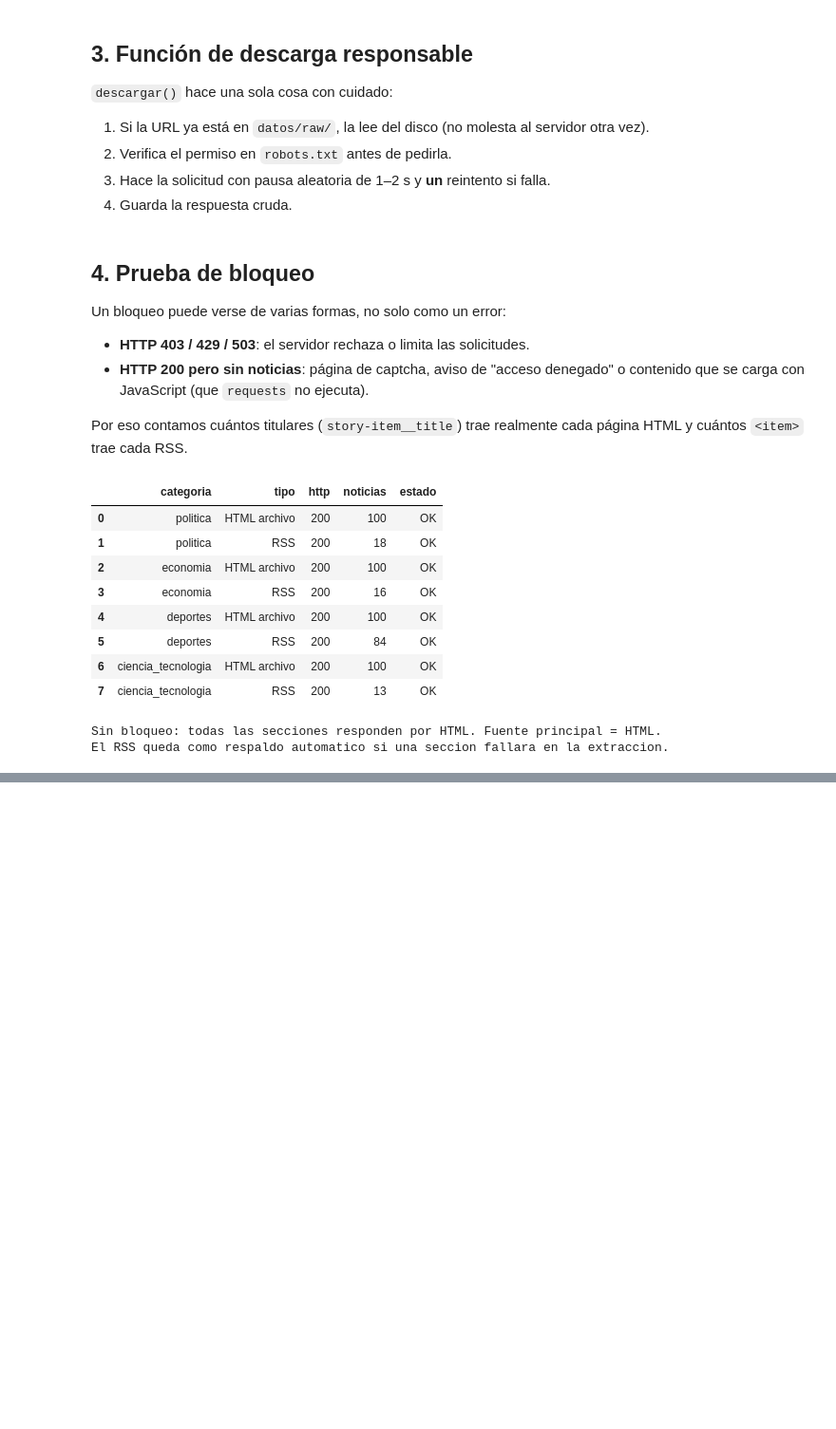
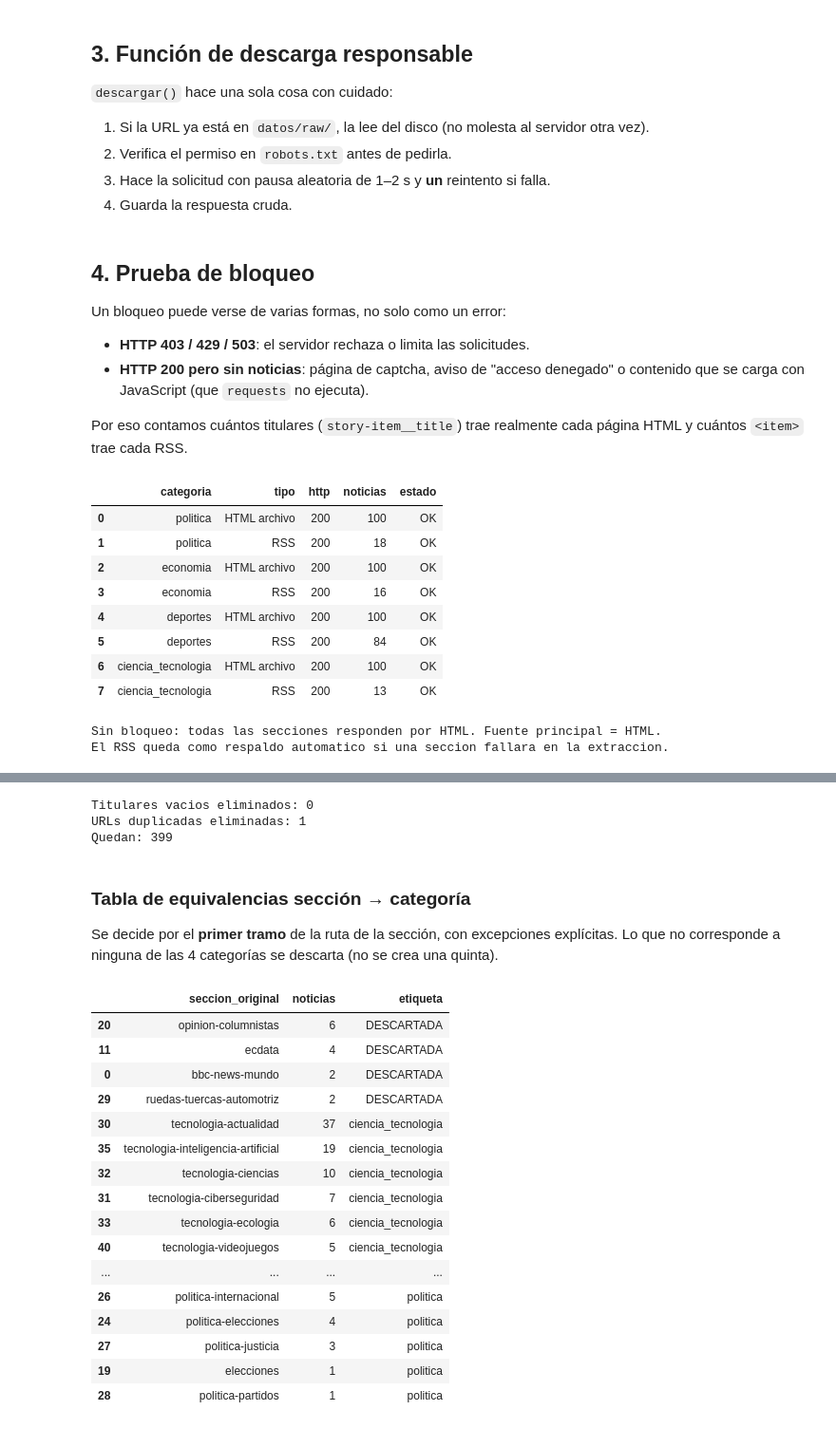
Before and after one commit to grey-d18/grey_diplomado, a Jupyter notebook: tarea_1/01_recoleccion.ipynb, the cells around one changed output, grey strips where cells are left out. Shown at 95% size. Cells and saved outputs as stored; diff of their text form; code cells hidden in the pictures; blank space fills up the shorter version.

```diff
--- a/tarea_1/01_recoleccion.ipynb
+++ b/tarea_1/01_recoleccion.ipynb
@@ -199,0 +312,80 @@ El RSS queda como respaldo automatico si una seccion fallara en la extraccion.
+# %%
+df = df_crudo.copy()
+for col in ["titular", "bajada", "seccion_original"]:
+    df[col] = df[col].fillna("").str.replace(r"\s+", " ", regex=True).str.strip()
+
+descartes = []
+
+vacios = df[df.titular == ""]
+descartes += [(u, "titular vacio") for u in vacios.url]
+df = df[df.titular != ""]
+
+duplicados = df[df.duplicated("url", keep="first")]
+descartes += [(u, "url duplicada") for u in duplicados.url]
+df = df.drop_duplicates("url", keep="first")
+
+print("Titulares vacios eliminados:", len(vacios))
+print("URLs duplicadas eliminadas:", len(duplicados))
+print("Quedan:", len(df))
+# %% [output]
+Titulares vacios eliminados: 0
+URLs duplicadas eliminadas: 1
+Quedan: 399
+# %% [markdown]
+### Tabla de equivalencias sección → categoría
+
+Se decide por el **primer tramo** de la ruta de la sección, con excepciones explícitas.
+Lo que no corresponde a ninguna de las 4 categorías se descarta (no se crea una quinta).
+# %%
+MAPEO_PREFIJO = {
+    "politica": "politica",
+    "elecciones": "politica",
+    "economia": "economia",
+    "deporte-total": "deportes",
+    "tecnologia": "ciencia_tecnologia",
+    "eldominical-ciencia": "ciencia_tecnologia",
+}
+# Secciones que se descartan a proposito, con su motivo
+NO_ENCAJAN = {
+    "opinion": "opinion general sin tema fijo",
+    "ecdata": "periodismo de datos con temas mezclados",
+    "ruedas-tuercas": "automotriz: no es una de las 4 categorias",
+    "bbc-news-mundo": "internacional mezclado (contenido BBC)",
+}
+
+
+def mapear(seccion: str):
+    for prefijo, categoria in MAPEO_PREFIJO.items():
+        if seccion == prefijo or seccion.startswith(prefijo + "-"):
+            return categoria
+    return None
+
+
+df["etiqueta"] = df.seccion_original.map(mapear)
+
+tabla_mapeo = (
+    df.groupby("seccion_original", dropna=False)
+      .size().rename("noticias").reset_index()
+      .assign(etiqueta=lambda t: t.seccion_original.map(mapear).fillna("DESCARTADA"))
+      .sort_values(["etiqueta", "noticias"], ascending=[True, False])
+)
+pd.set_option("display.max_rows", 80)
+tabla_mapeo
+# %% [output]
+|  | seccion_original | noticias | etiqueta |
+| 20 | opinion-columnistas | 6 | DESCARTADA |
+| 11 | ecdata | 4 | DESCARTADA |
+| 0 | bbc-news-mundo | 2 | DESCARTADA |
+| 29 | ruedas-tuercas-automotriz | 2 | DESCARTADA |
+| 30 | tecnologia-actualidad | 37 | ciencia_tecnologia |
+| 35 | tecnologia-inteligencia-artificial | 19 | ciencia_tecnologia |
+| 32 | tecnologia-ciencias | 10 | ciencia_tecnologia |
+| 31 | tecnologia-ciberseguridad | 7 | ciencia_tecnologia |
+| 33 | tecnologia-ecologia | 6 | ciencia_tecnologia |
+| 40 | tecnologia-videojuegos | 5 | ciencia_tecnologia |
+| ... | ... | ... | ... |
+| 26 | politica-internacional | 5 | politica |
+| 24 | politica-elecciones | 4 | politica |
+| 27 | politica-justicia | 3 | politica |
+| 19 | elecciones | 1 | politica |
+| 28 | politica-partidos | 1 | politica |
```
Also changed, not shown: parts of 6 cells of this notebook.
